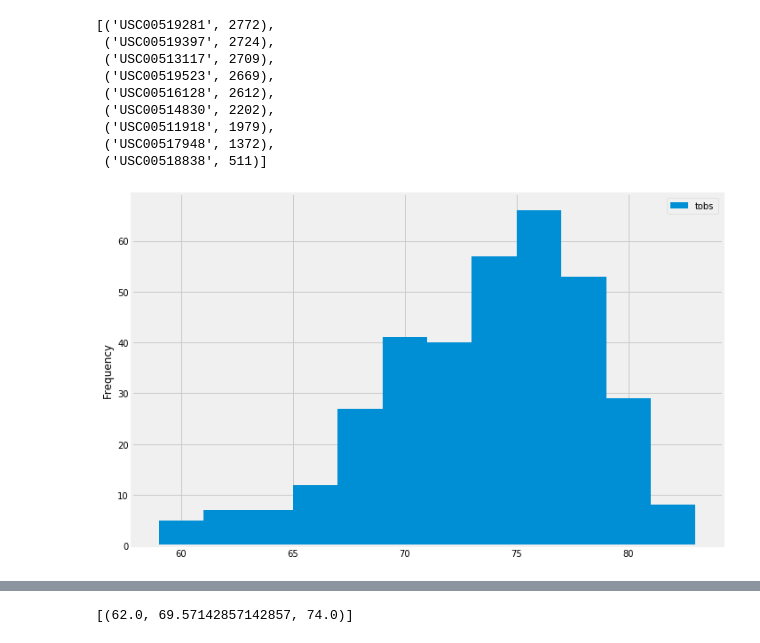
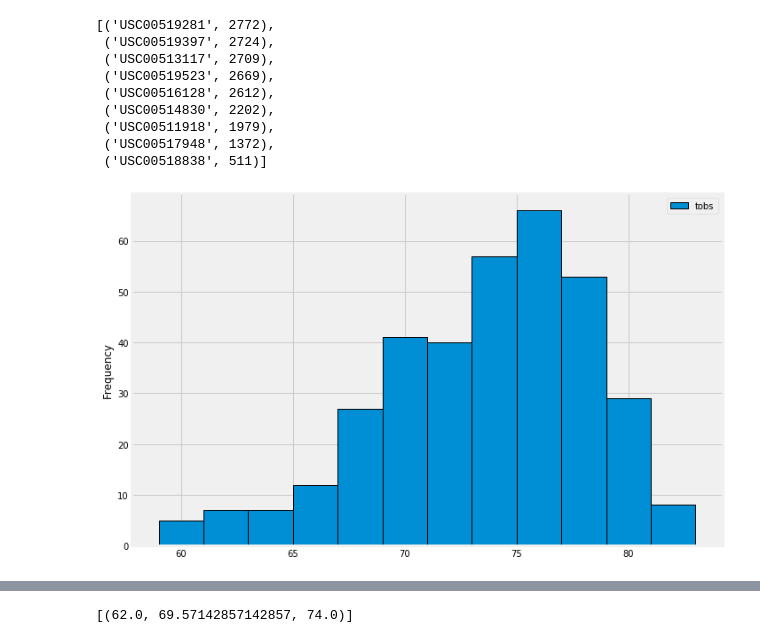
Before and after one commit to code-sparrow/sqlalchemy-challenge, a Jupyter notebook: climate_starter.ipynb, the cells around one changed output, grey strips where cells are left out. Saved outputs shown, nothing was run; the diff lists cells and outputs as text; code cells hidden in the pictures.

```diff
--- a/climate_starter.ipynb
+++ b/climate_starter.ipynb
@@ -81,0 +63,13 @@ dict(prcp_query)
+# %%
+# Design a query to retrieve the last 12 months of precipitation data and plot the results
+
+# Calculate the date 1 year ago from the last data point in the database
+latest = session.query(Measurement.date).order_by(Measurement.date.desc()).first()[0]
+#latest = dt.datetime.strptime(latest[0], '%Y-%m-%d')
+#year_earlier = latest - dt.timedelta(days=366)
+parsed_date = (latest).split('-')
+minus_year = int(parsed_date[0]) - 1
+year_earlier = f'{minus_year}-{parsed_date[1]}-{parsed_date[2]}'
+print(f'last data point on: {latest} and one year earlier on: {year_earlier}')
+
+#chose this way as opposed to knowing it's a leap year or not
@@ -82,11 +78,4 @@ dict(prcp_query)
 # %%
-# Design a query to retrieve the last 12 months of precipitation data and plot the results
-
-# Calculate the date 1 year ago from the last data point in the database
-latest = session.query(Measurement.date).order_by(Measurement.date.desc()).first()
-latest = dt.datetime.strptime(latest[0], '%Y-%m-%d')
-year_earlier = latest - dt.timedelta(days=366)
-
 # Perform a query to retrieve the data and precipitation scores
 year_of_data = session.query(Measurement.date, Measurement.prcp).\
     filter(Measurement.date >= year_earlier).all()
@@ -176,16 +173,16 @@ group_by(Measurement.station).order_by(func.count(Measurement.tobs).desc()).all(
 # %%
 # Query the last 12 months of temperature observation data for this station and plot the results as a histogram
 year_of_temp = session.query(Measurement.tobs).\
     filter(Measurement.date >= year_earlier).\
     filter(Measurement.station == most_active_station).all()
 fig, ax = plt.subplots(figsize=(10,6))
-ax.hist([x[0] for x in year_of_temp], bins=12, label='tobs')
+ax.hist([x[0] for x in year_of_temp], bins=12, label='tobs', edgecolor='black', linewidth=1)
 ax.legend()
 ax.set_ylabel("Frequency")
 plt.tight_layout()
 plt.show()
 # %% [output]
-[figure, old version]
+[figure, new version]
 # %% [markdown]
 ![precipitation](Images/station-histogram.png)
 # %%
```
Also changed, not shown: parts of 15 cells of this notebook, 1 other file.
